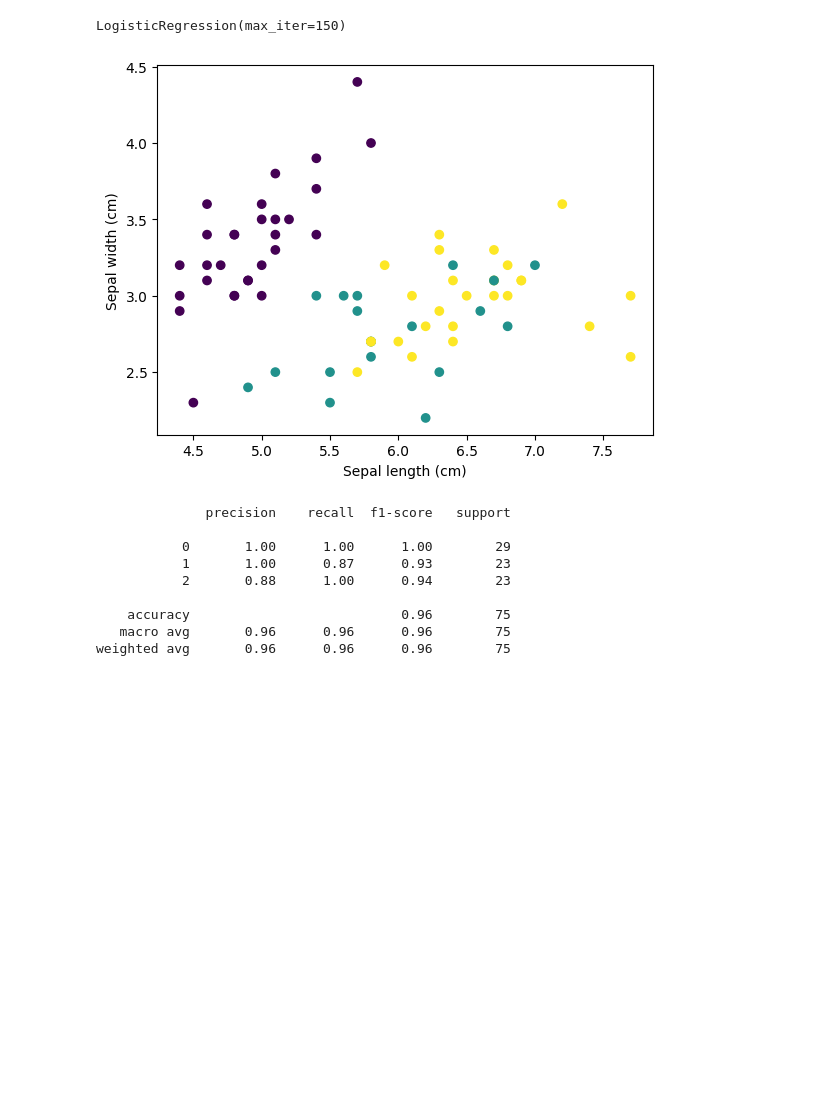
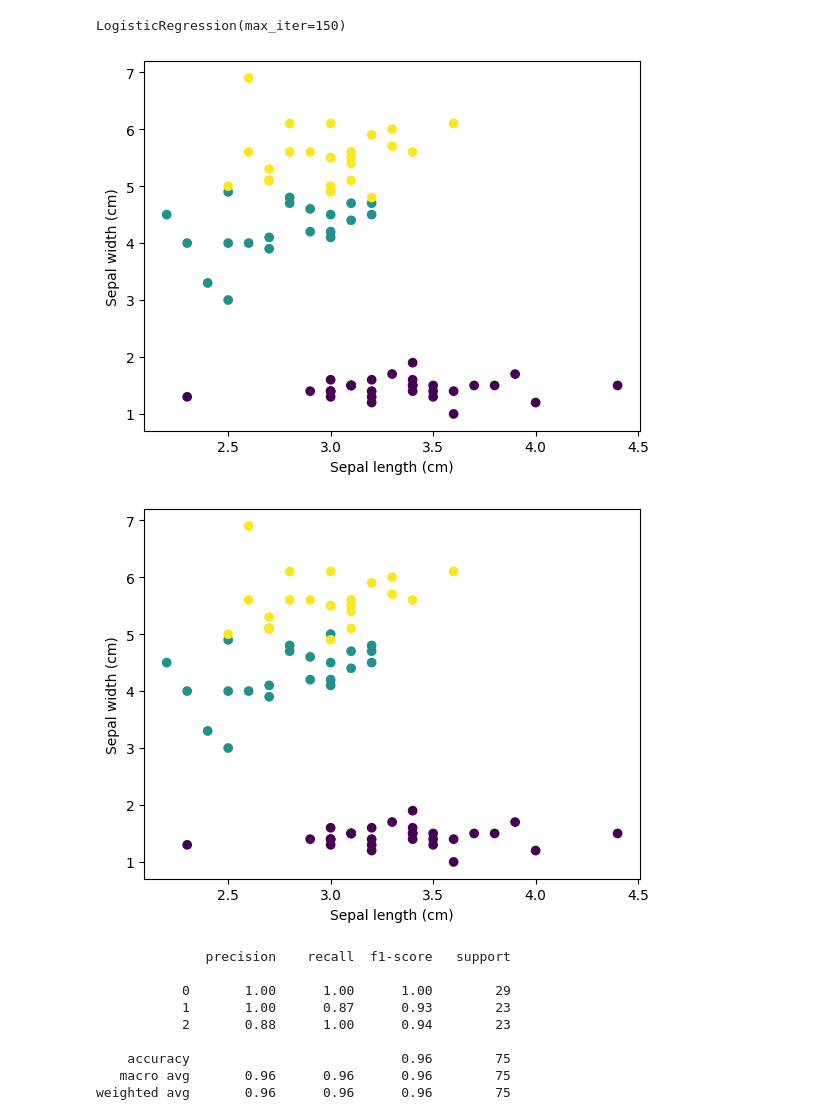
Before and after one commit to ValMor561/MAD, a Jupyter notebook: Clasification/Task.ipynb, the cells around one changed output. Drawn from its saved outputs; the diff is of its cells as text; code cells hidden in the pictures; blank space fills up the shorter version.

```diff
--- a/Clasification/Task.ipynb
+++ b/Clasification/Task.ipynb
@@ -56,14 +56,19 @@ LogisticRegression(max_iter=150)
 # %%
 Y_pred = logreg.predict(X_test)
 # %%
-L1 = [n[0] for n in X_test]
-L2 = [n[1] for n in X_test]
+L1 = [n[1] for n in X_test]
+L2 = [n[2] for n in X_test]
 plt.scatter(L1,L2, c=Y_pred)
 plt.xlabel('Sepal length (cm)')
 plt.ylabel('Sepal width (cm)')
 plt.show()
+plt.scatter(L1,L2, c=Y_test)
+plt.xlabel('Sepal length (cm)')
+plt.ylabel('Sepal width (cm)')
+plt.show()
 # %% [output]
-[figure, old version]
+[figure, new version]
+[figure, added]
 # %%
 report = metrics.classification_report(Y_test, Y_pred)
 print(report)
```
